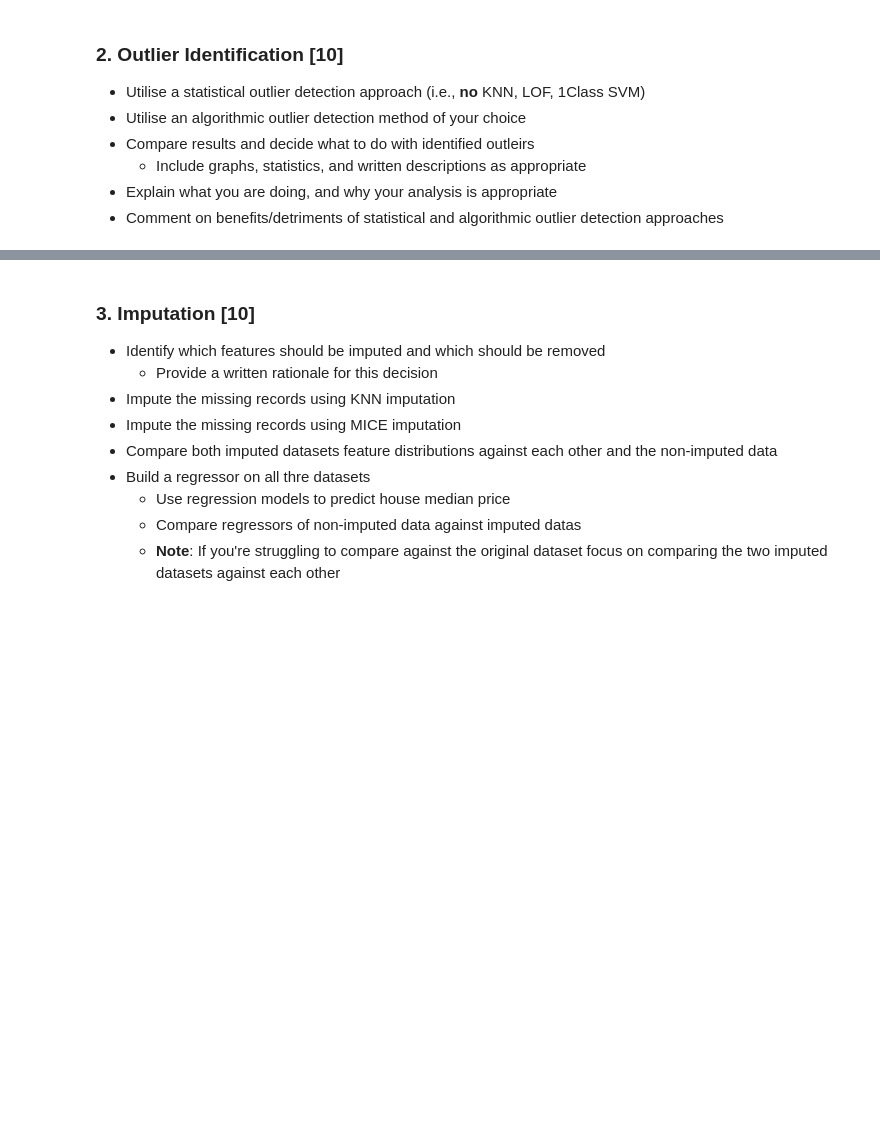
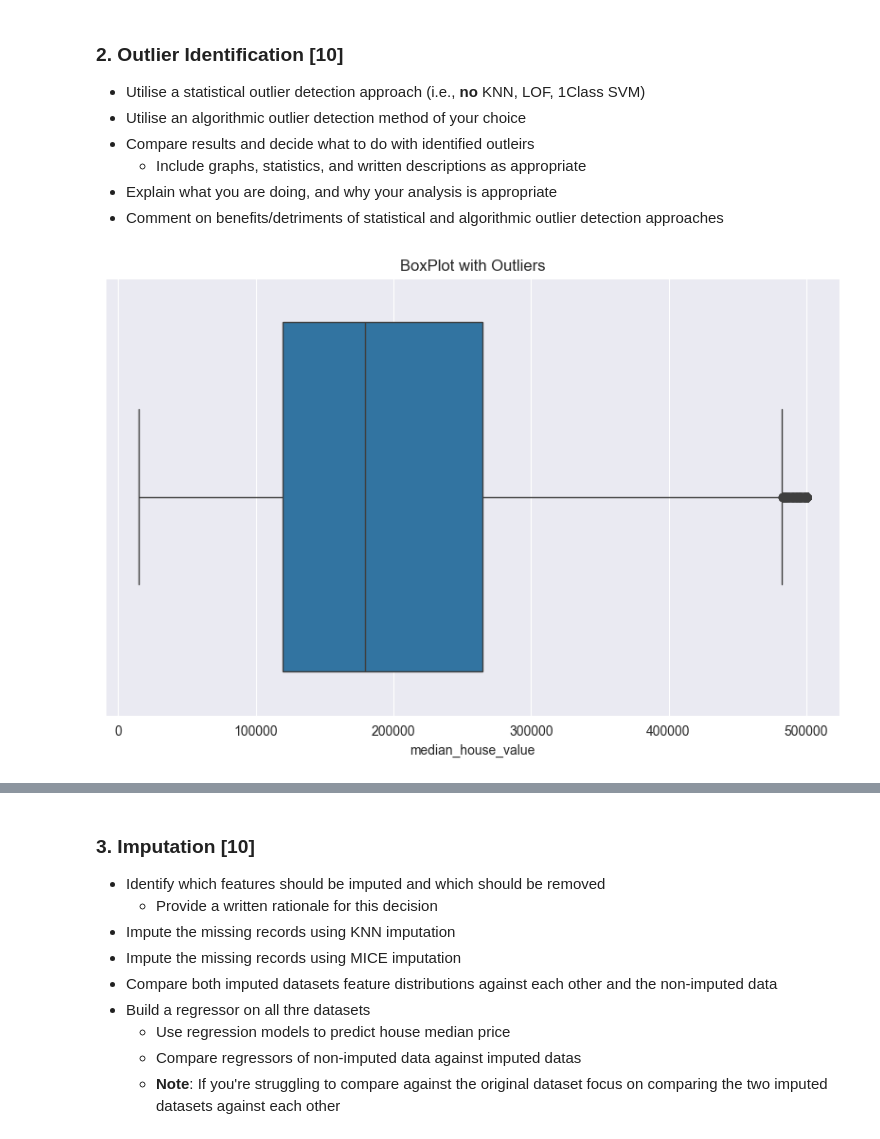
Before and after one commit to IshanKalra007/CSC3831_Final_project_220626363, a Jupyter notebook: Coursework/CSC3831_Final_Assessment.ipynb, the cells around one changed output, grey strips where cells are left out. Cells and saved outputs as stored; diff of their text form; code cells hidden in the pictures; blank space fills up the shorter version.

```diff
--- a/Coursework/CSC3831_Final_Assessment.ipynb
+++ b/Coursework/CSC3831_Final_Assessment.ipynb
@@ -83,12 +91,23 @@ Dataset Stats
 # %%
 # Using IQR for statistical Outlier Detection
 def detect_outliers_iqr(data):
     outliers = {}
     for column in data.select_dtypes(include=np.number).columns:
         Q1 = data[column].quantile(0.25)
         Q3 = data[column].quantile(0.75)
         IQR = Q3 - Q1
         lower_bound = Q1-1.5 * IQR
         upper_bound = Q3 + 1.5 * IQR
         outliers[column] = data[(data[column] < lower_bound) | (data[column] > upper_bound)][column]
         return outliers
+
+iqr_outliers = detect_outliers_iqr(houses_imputed)
+
+#Visualize IQR Outliers
+plt.figure(figsize=(10,6))
+for col, outlier_data in iqr_outliers.items():
+    sns.boxplot(data=houses_imputed, x=col)
+    plt.title(f"BoxPlot with Outliers")
+    plt.show()
+# %% [output]
+[figure, added]
```
Also changed, not shown: parts of 5 cells of this notebook, 1 other file.
